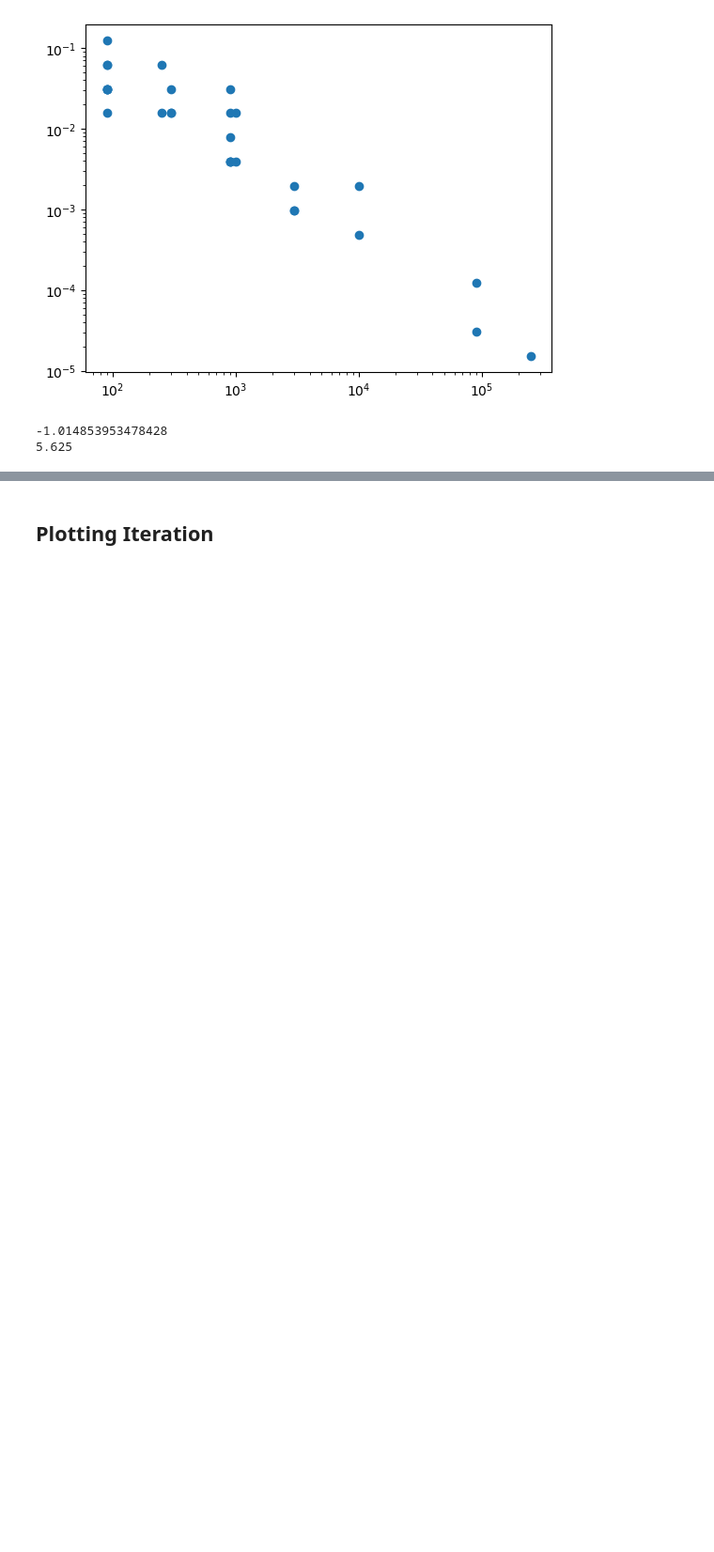
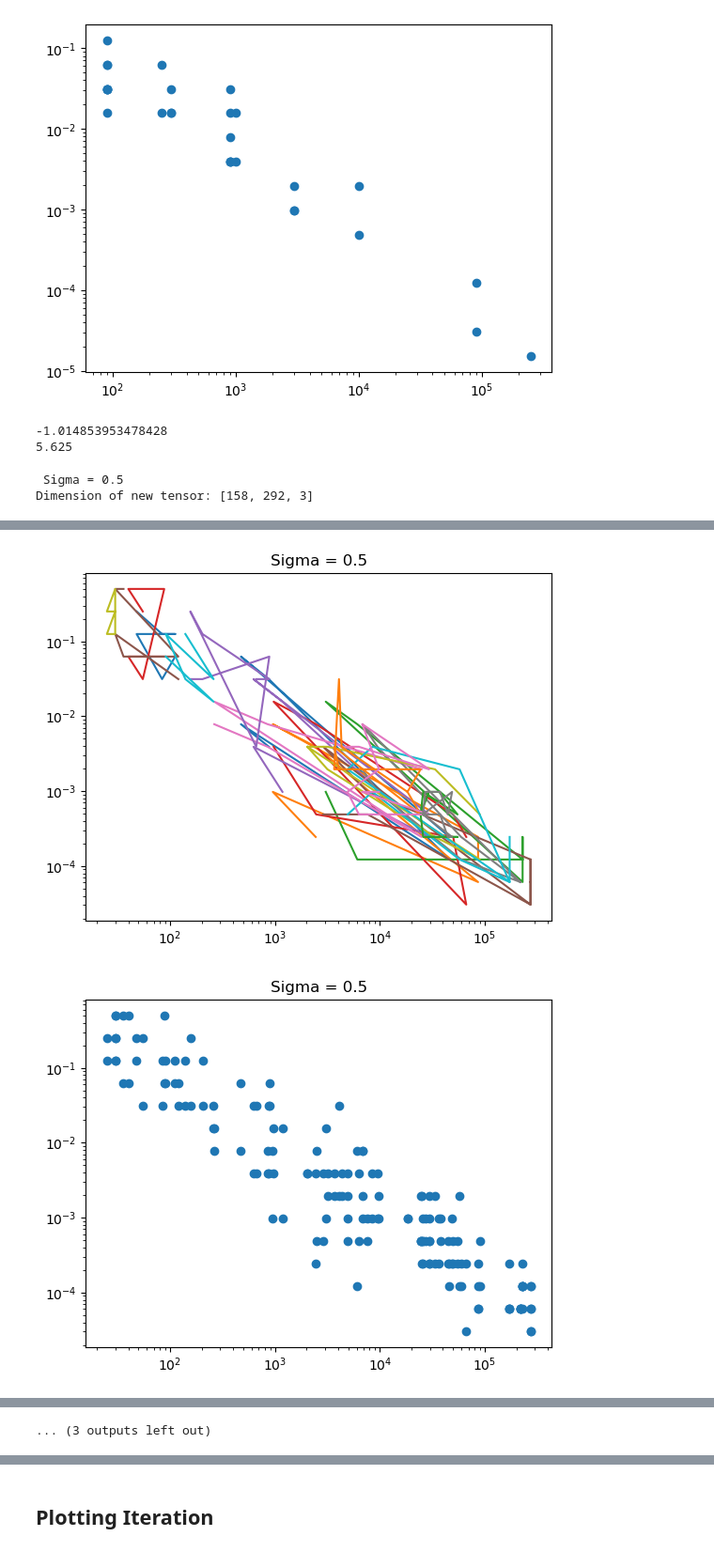
Before and after one commit to IntegrierBar/GeometricTensorFactorization, a Jupyter notebook: Masterarbeit.ipynb, the cells around one changed output, grey strips where cells are left out. Shown at 94% size. Saved outputs shown, nothing was run; the diff lists cells and outputs as text; code cells hidden in the pictures; blank space fills up the shorter version.

Commit message:
More step size testing

```diff
--- a/Masterarbeit.ipynb
+++ b/Masterarbeit.ipynb
@@ -236,3 +236,79 @@ print(0.0625*90)
 # %% [output]
 -1.014853953478428
 5.625
+# %%
+# Trying do plot many stuff things, you know...
+
+
+dimensions = []
+# add large tensors
+for _ in range(10):
+    ndim = random.randint(3, 5)
+    dimension = []
+
+    max_dimension = 300*300*5
+    for _ in range(ndim):
+        next_dimension = random.randint(3, max( min( int(max_dimension / ndim), 300), 3 ) )
+        dimension.append(next_dimension)
+        max_dimension /= next_dimension
+
+    dimensions.append(dimension)
+
+# add small tensors
+for _ in range(10):
+    ndim = random.randint(3, 5)
+    dimension = []
+
+    for _ in range(ndim):
+        next_dimension = random.randint(3, 20 )
+        dimension.append(next_dimension)
+
+    dimensions.append(dimension)
+
+# let us also test different sigma values
+sigmas = [0.5, 0.1, 0.01, 0.001]
+
+points_for_sigma = {}
+
+
+for sigma in sigmas:
+    print(" \n \n Sigma = " + str(sigma))
+    all_points = [] # list containing all points
+
+    # big tensors only for now
+    for dimension in dimensions:
+        print("Dimension of new tensor: " + str(dimension))
+
+        F = random.randint(2, 5) # get random order between 2 and 5
+        max_iter = random.randint(5, 20) # get a random iteration between 5 and 20
+        data_of_tensor = []
+
+        tensor = random_cp_with_noise(dimension, F)
+
+        A_ns, _, _, step_size_modfiers = tensor_factorization_cp_poisson(tensor, F, max_iter=max_iter, detailed=True, sigma=sigma)
+        for k in range(2): # always use the 2 last iterations to get bit more data points for free
+            for n in range(tensor.ndim):
+                khatr_rao_product = tl.tenalg.khatri_rao(A_ns, skip_matrix=n)
+                data_of_tensor.append( (khatr_rao_product.shape[0], math.pow(0.5, step_size_modfiers[n][-k]) ) )
+
+        # TODO: sort the points by x-axis so that plot looks better
+        data_of_tensor = sorted(data_of_tensor, key=lambda x : x[0])
+        all_points.extend(data_of_tensor) # add the points from this tensor to the list of all points
+        plt.plot(*zip(*data_of_tensor))
+
+    plt.xscale('log')
+    plt.yscale('log')
+    plt.title("Sigma = " + str(sigma))
+    plt.show()
+
+
+    plt.scatter(*zip(*all_points))
+    plt.xscale('log')
+    plt.yscale('log')
+    plt.title("Sigma = " + str(sigma))
+    plt.show()
+
+    points_for_sigma[sigma] = deepcopy(all_points)
+# %% [output]
+ Sigma = 0.5
+Dimension of new tensor: [158, 292, 3]
@@ -238,0 +334,2 @@ print(0.0625*90)
+[figure, added]
+[figure, added]
@@ -238,0 +378 @@ print(0.0625*90)
+... (3 outputs left out)
```
Also changed, not shown: parts of 4 cells of this notebook, 1 other file.
